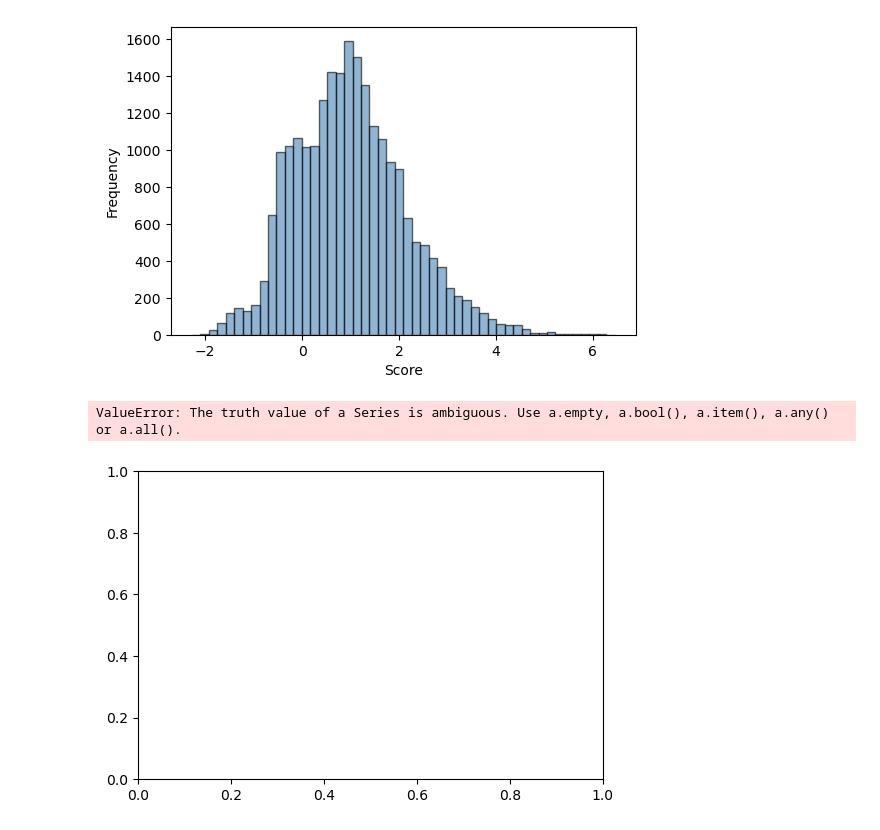
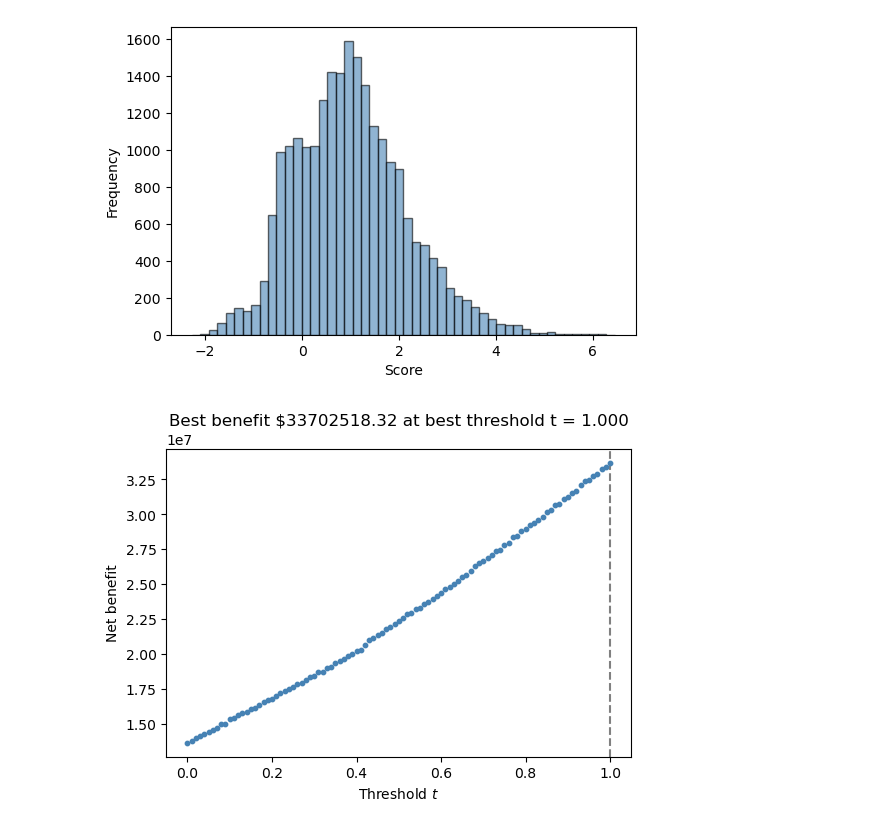
Before and after one commit to ellisterling/ellisterling.github.io, a Jupyter notebook: posts/ADS/index.ipynb, the cells around one changed output. Drawn from its saved outputs; the diff is of its cells as text; code cells hidden in the pictures.

Commit message:
got a plot but it makes no sense

```diff
--- a/posts/ADS/index.ipynb
+++ b/posts/ADS/index.ipynb
@@ -74,7 +74,7 @@ x_train
 from itertools import combinations
 from sklearn.linear_model import LogisticRegression
 
-all_qual_cols = ["person_home_ownership", "loan_intent", "loan_grade", "cb_person_default_on_file"]
+all_qual_cols = ["person_home_ownership", "loan_intent", "cb_person_default_on_file"]
 all_quant_cols = ['person_age', 'person_income', 'person_emp_length', "loan_amnt", "loan_int_rate", "loan_percent_income", "cb_person_cred_hist_length"]
 scores = []
 combo_array = []
@@ -152,7 +152,8 @@ labs = ax.set(xlabel = r"Score", ylabel = "Frequency")
 [figure]
 # %%
 def get_benefit(loan_amt, loan_int_rate, default):
-    if default == True:
+    loan_int_rate = loan_int_rate/100
+    if default == False:
         cost = loan_amt*(1 + 0.25*loan_int_rate)**10 - loan_amt
     else:
         cost = loan_amt*(1 + 0.25*loan_int_rate)**3 - 1.7*loan_amt
@@ -160,21 +161,21 @@ def get_benefit(loan_amt, loan_int_rate, default):
 # %%
 best_benefit = 0
 best_threshold = 0
 
+c = get_benefit(x_train["loan_amnt"], x_train["loan_int_rate"], False)
+C = get_benefit(x_train["loan_amnt"], x_train["loan_int_rate"], True)
 fig, ax = plt.subplots(1, 1, figsize = (6, 4))
 for t in np.linspace(0, 1, 101):
     y_pred = scores >= t
     tn = ((y_pred == 0) & (y_train == 0)).mean()
     fn = ((y_pred == 0) & (y_train == 1)).mean()
-
-    benefit_ = get_benefit(x_train["loan_amnt"], x_train["loan_int_rate"], x_train["cb_person_default_on_file_Y"])
+    benefit = c.loc[lambda x : x >= t].sum()*tn - C.loc[lambda x : x >= t].sum()*fn
     ax.scatter(t, benefit, color = "steelblue", s = 10)
     if benefit > best_benefit:
         best_benefit = benefit
         best_threshold = t
 
 ax.axvline(best_threshold, linestyle = "--", color = "grey", zorder = -10)
 labs = ax.set(xlabel = r"Threshold $t$", ylabel = "Net benefit", title = f"Best benefit ${best_benefit:.2f} at best threshold t = {best_threshold:.3f}")
 # %% [output]
-ValueError: The truth value of a Series is ambiguous. Use a.empty, a.bool(), a.item(), a.any() or a.all().
-[figure, old version]
+[figure, new version]
```
Also changed, not shown: parts of 1 cell of this notebook.
